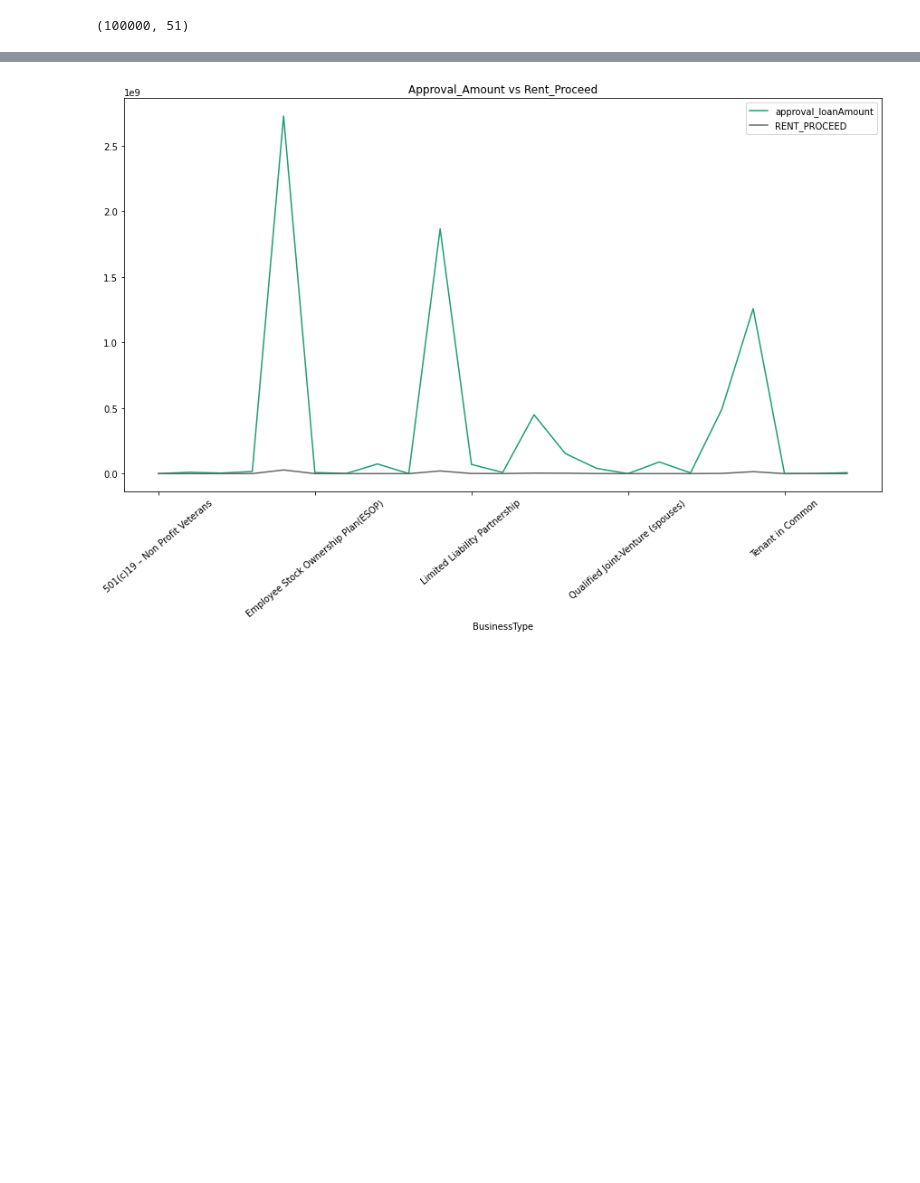
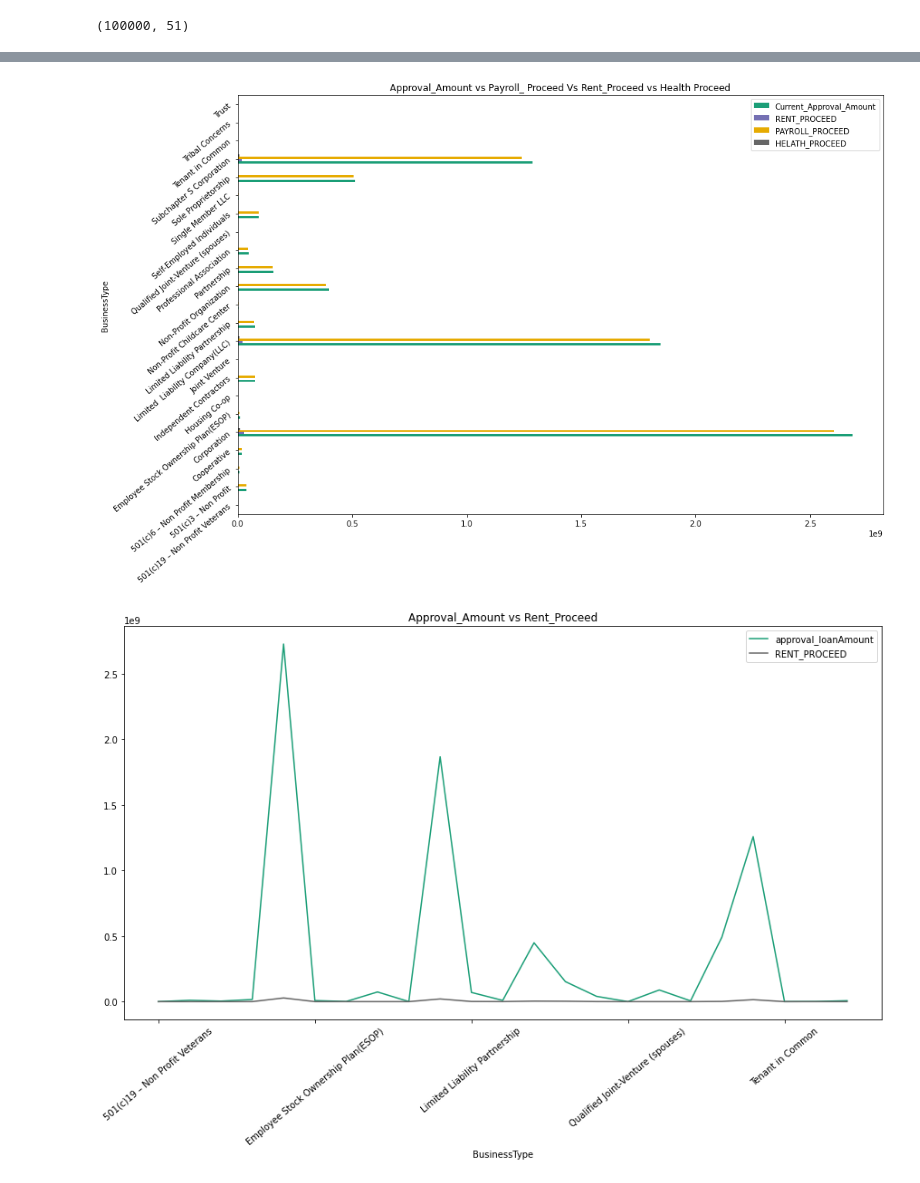
Before and after one commit to gebuh/team-74-capstone, a Jupyter notebook: notebooks/EDA_Tewodros.ipynb, the cells around one changed output, grey strips where cells are left out. Saved outputs shown, nothing was run; the diff lists cells and outputs as text; code cells hidden in the pictures; blank space fills up the shorter version.

```diff
--- a/notebooks/EDA_Tewodros.ipynb
+++ b/notebooks/EDA_Tewodros.ipynb
@@ -33,3 +35,8 @@ loan_amt_businessType.plot(kind='barh', title= 'Approval_Amount vs Rent_Proceed'
+# %%
+loan_amt_businessType = df.groupby('BusinessType').agg(Current_Approval_Amount =('CurrentApprovalAmount','sum'), RENT_PROCEED  =('RENT_PROCEED','sum'),PAYROLL_PROCEED  =('PAYROLL_PROCEED','sum'),HELATH_PROCEED  =('HEALTH_CARE_PROCEED','sum'))
+loan_amt_businessType.plot(kind='barh', title= 'Approval_Amount vs Payroll_ Proceed Vs Rent_Proceed vs Health Proceed',cmap='Dark2', figsize=(15,10), rot=40);
+# %% [output]
+[figure, added]
 # %%
 # group the data
 loan_amt_businessType = df.groupby('BusinessType').agg(approval_loanAmount =('InitialApprovalAmount','sum'), RENT_PROCEED  =('RENT_PROCEED','sum'))
```
Also changed, not shown: parts of 8 cells of this notebook.
